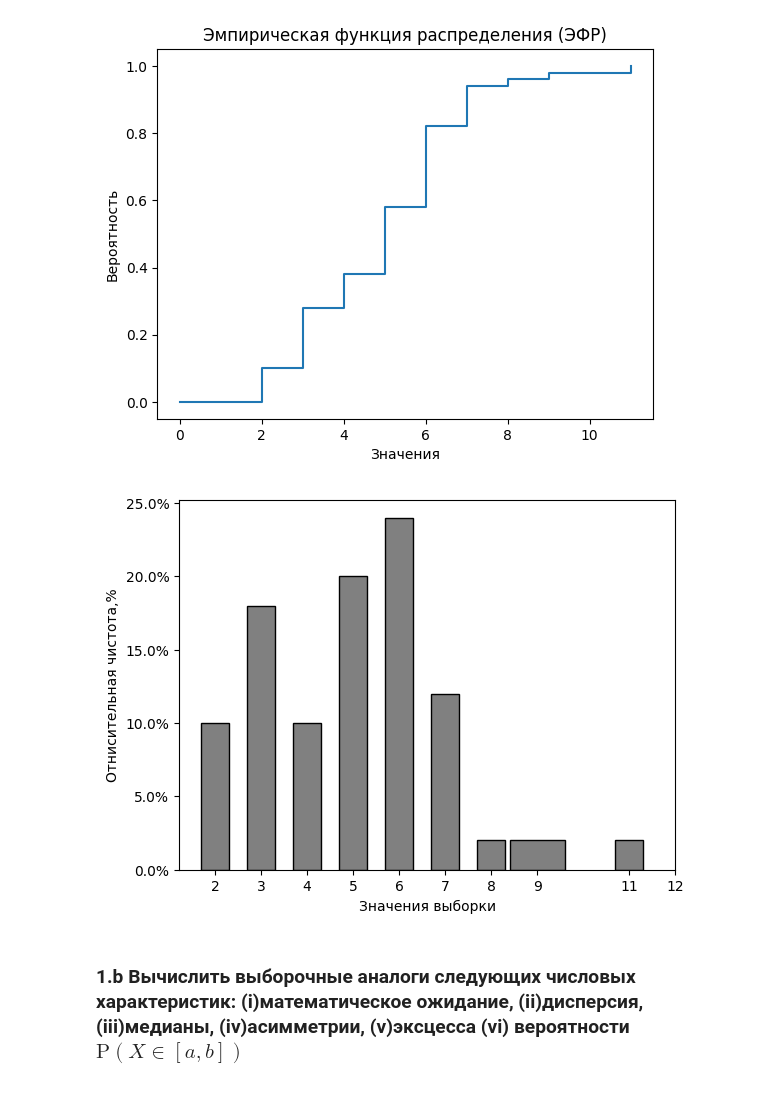
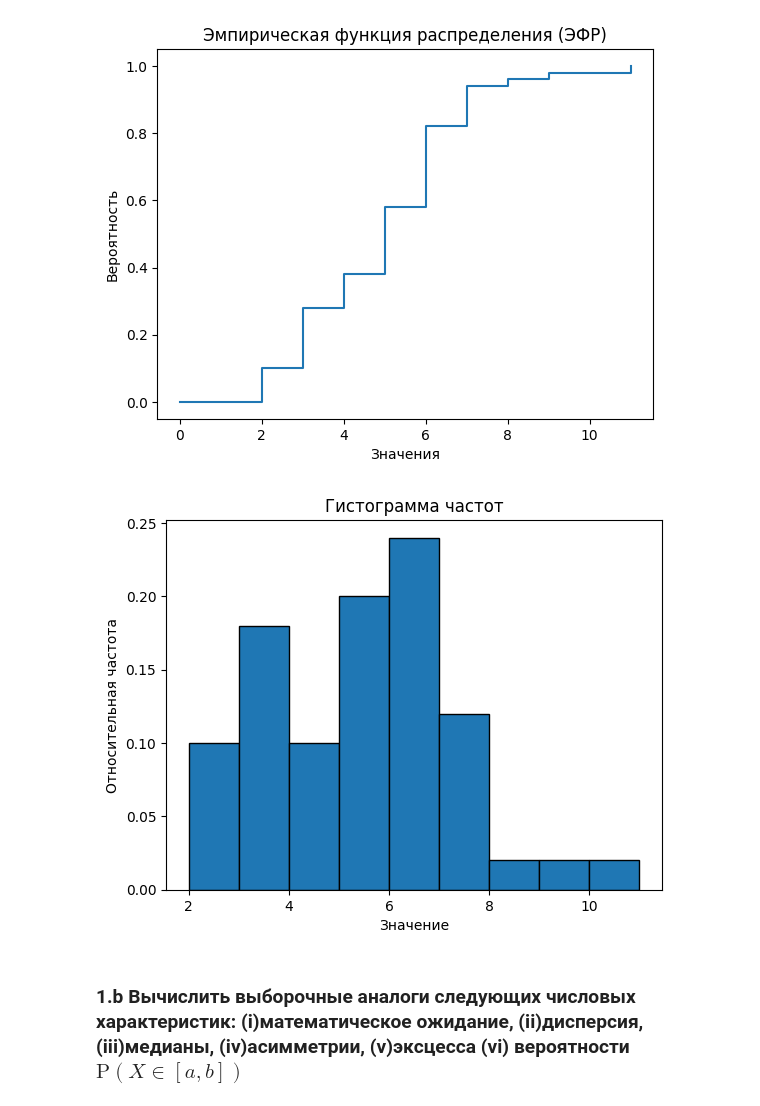
Before and after one commit to the-mvi/stat_an_gr1375-2023, a Jupyter notebook: 1375_Menshikov_VM/task2.ipynb, the cells around one changed output. Cells and saved outputs as stored; diff of their text form; code cells hidden in the pictures.

```diff
--- a/1375_Menshikov_VM/task2.ipynb
+++ b/1375_Menshikov_VM/task2.ipynb
@@ -91,30 +91,14 @@ plt.ylabel('Вероятность')
 plt.show()
 # %% [output]
 [figure]
-# %%
-from matplotlib.ticker import PercentFormatter
-
-# Получение уникальных значений и их частот
-unique_values, counts = zip(*[(value, data.count(value)) for value in sorted(set(data))])
-
-# Добавление последнего значения в уникальные значения
-unique_values = sorted(set(data + [max(unique_values) + 1]))
-
-# Построение гистограммы
-plt.hist(data, bins=unique_values, edgecolor='black', align='left', rwidth=0.6, color="gray",  weights=[1/len(data)]*len(data))
-
-# Добавление заголовка и меток осей
-plt.xlabel('Значения выборки')
-plt.ylabel('Отнисительная чистота,%')
-
-# Установка меток на оси ординат в процентах
-plt.gca().yaxis.set_major_formatter(PercentFormatter(1))
-plt.xticks(unique_values)
-
-# Показать гистограмму
-plt.show()
-# %% [output]
-[figure, removed]
+# %%
+plt.hist(sorted_data, bins=range(min(sorted_data), max(sorted_data) + 1), density=True, edgecolor='black')
+plt.xlabel('Значение')
+plt.ylabel('Относительная частота')
+plt.title('Гистограмма частот')
+plt.show()
+# %% [output]
+[figure, added]
 # %% [markdown]
 ### 1.b Вычислить выборочные аналоги следующих числовых характеристик: (i)математическое ожидание, (ii)дисперсия, (iii)медианы, (iv)асимметрии, (v)эксцесса (vi) вероятности $\mathrm{P}(X\in \left[ a,b \right])$
 # %% [markdown]
```
Also changed, not shown: parts of 2 cells of this notebook.
